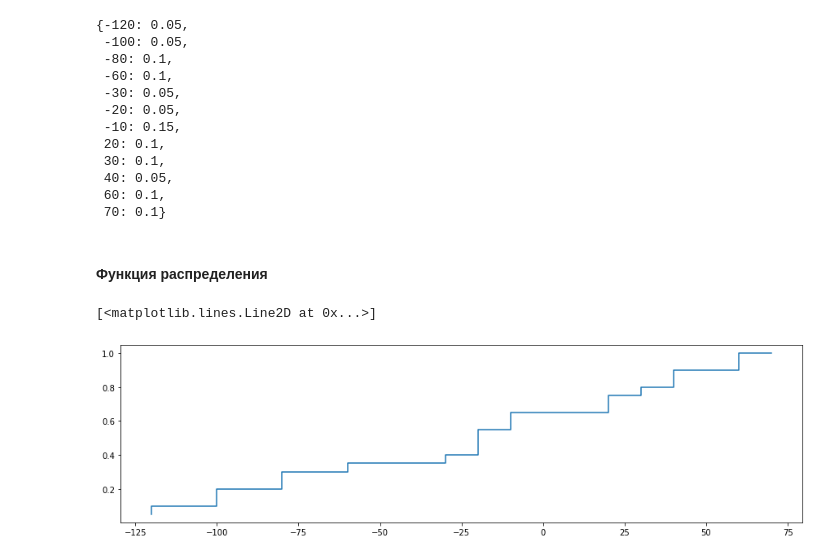
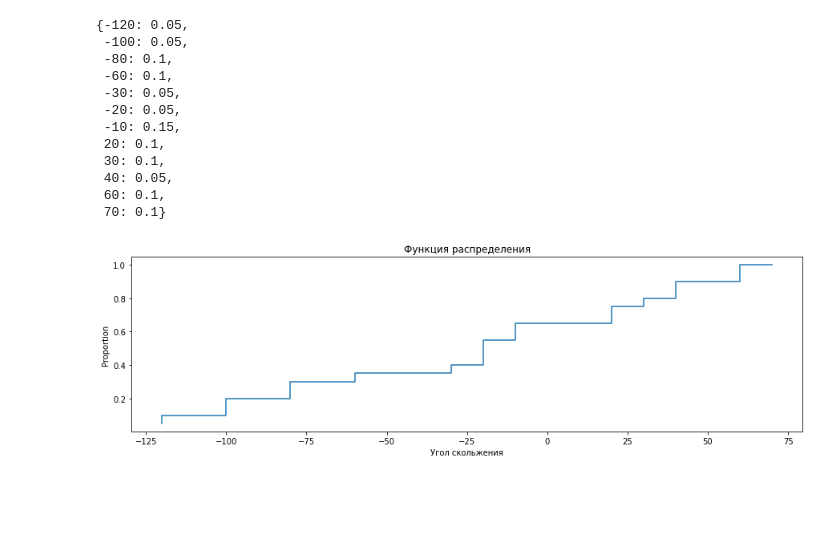
Before and after one commit to kattiia/Math_in_DS, a Jupyter notebook: statistics/statistics.ipynb, the cells around one changed output. Cells and saved outputs as stored; diff of their text form; code cells hidden in the pictures; blank space fills up the shorter version.

```diff
--- a/statistics/statistics.ipynb
+++ b/statistics/statistics.ipynb
@@ -70,11 +72,12 @@ probability
  70: 0.1}
 # %%
 x, y=x_y(probability)
-# %% [markdown]
-#### Функция распределения
 # %%
 fig = plt.subplots(figsize=(15, 4))
 plt.step(x,y)
+plt.title("Функция распределения")
+plt.xlabel('Угол скольжения')
+plt.ylabel('Proportion')
+plt.show()
 # %% [output]
-[<matplotlib.lines.Line2D at 0x...>]
-[figure, old version]
+[figure, new version]
```
Also changed, not shown: parts of 6 cells of this notebook.
